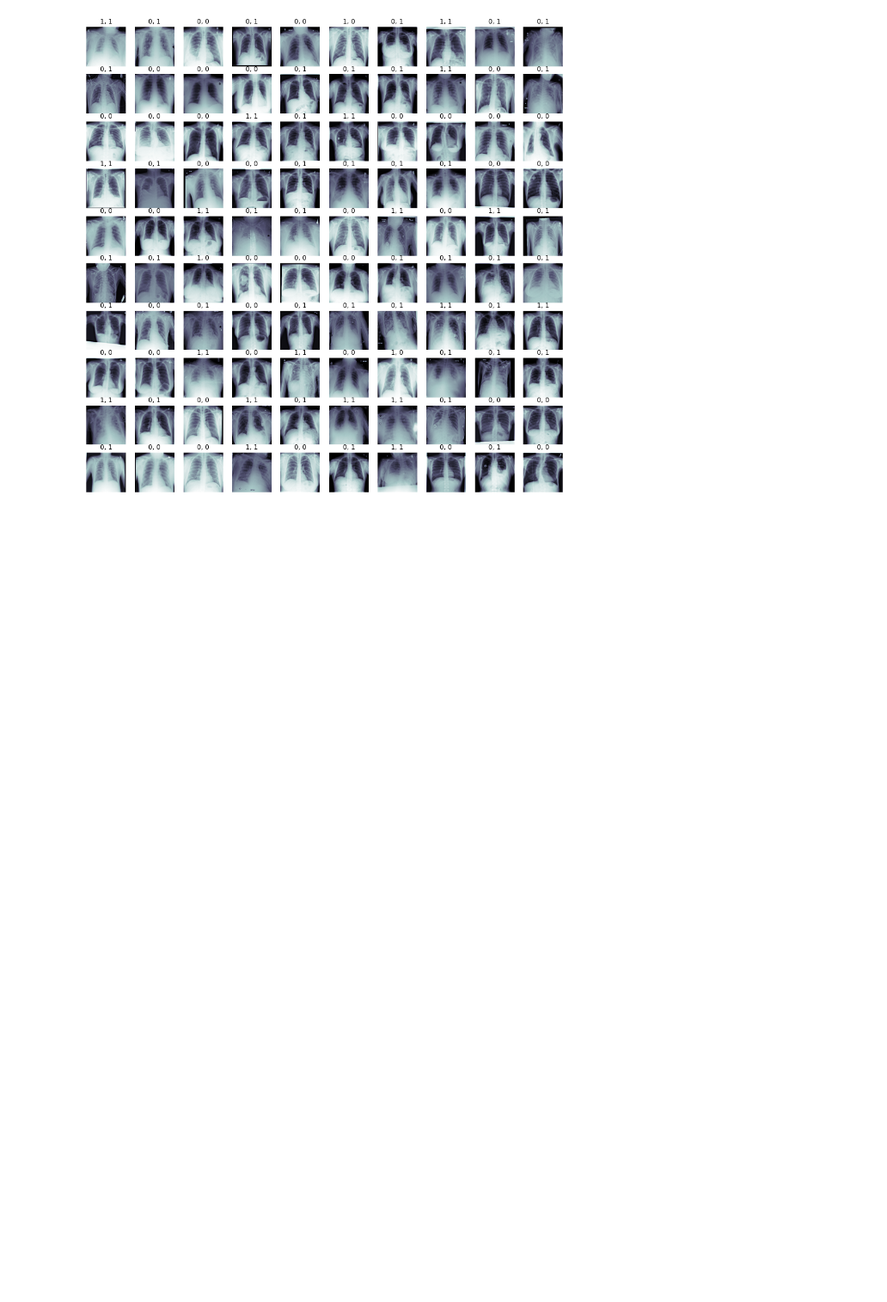
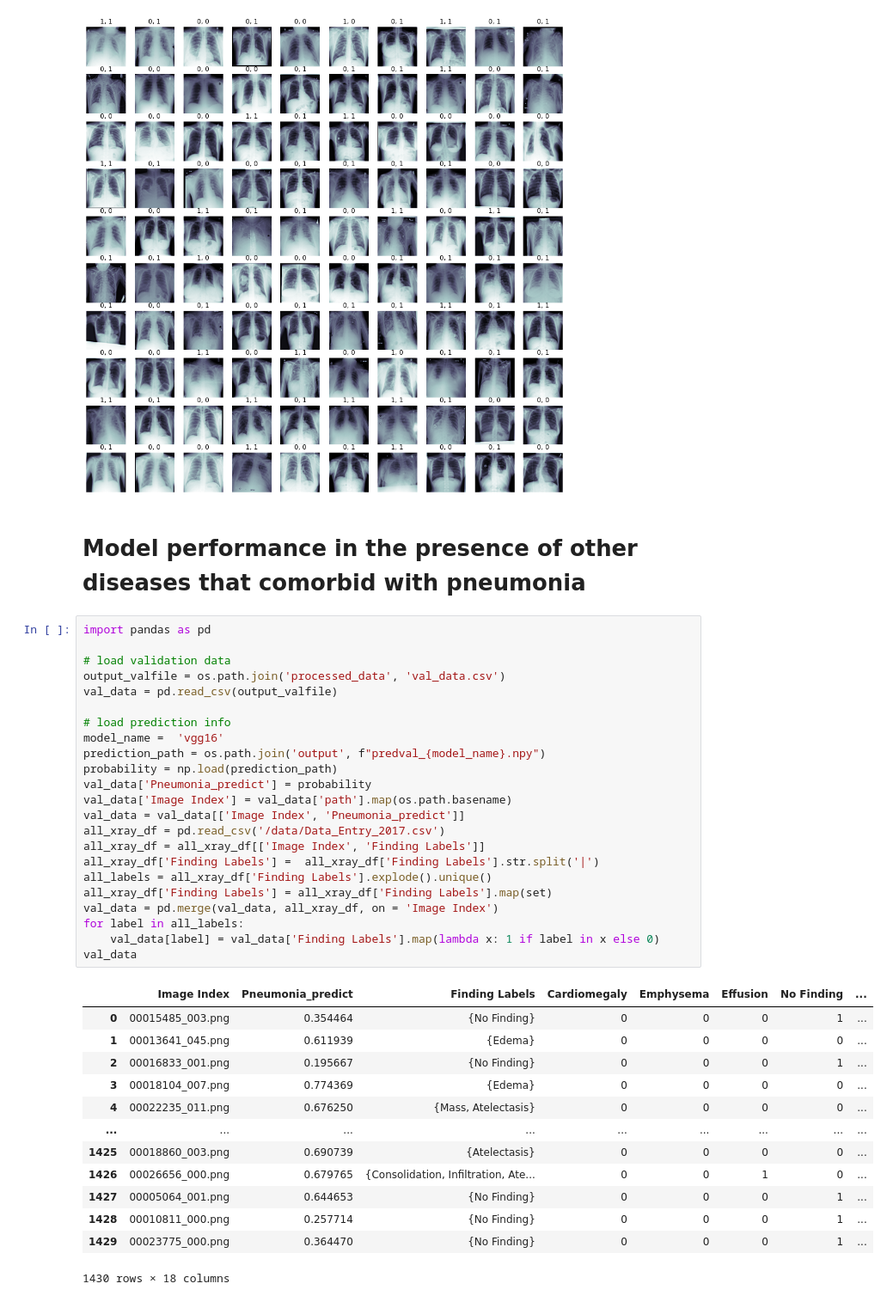
Before and after one commit to Thada-Jirajaras/Pneumonia-Detection-From-Chest-X-Rays, a Jupyter notebook: Build and train model.ipynb, the cells around one changed output. Shown at 86% size. Cells and saved outputs as stored; diff of their text form; blank space fills up the shorter version.

```diff
--- a/Build and train model.ipynb
+++ b/Build and train model.ipynb
@@ -337,3 +344,42 @@ for (c_x, c_y, c_ax) in zip(valX[0:100], valY[0:100], m_axs.flatten()):
     i=i+1
 # %% [output]
 [figure]
+# %% [markdown]
+# Model performance in the presence of other diseases that comorbid with pneumonia
+# %%
+import pandas as pd
+
+# load validation data
+output_valfile = os.path.join('processed_data', 'val_data.csv')
+val_data = pd.read_csv(output_valfile)
+
+# load prediction info
+model_name =  'vgg16'
+prediction_path = os.path.join('output', f"predval_{model_name}.npy")
+probability = np.load(prediction_path)
+val_data['Pneumonia_predict'] = probability
+val_data['Image Index'] = val_data['path'].map(os.path.basename)
+val_data = val_data[['Image Index', 'Pneumonia_predict']]
+all_xray_df = pd.read_csv('/data/Data_Entry_2017.csv')
+all_xray_df = all_xray_df[['Image Index', 'Finding Labels']]
+all_xray_df['Finding Labels'] =  all_xray_df['Finding Labels'].str.split('|')
+all_labels = all_xray_df['Finding Labels'].explode().unique()
+all_xray_df['Finding Labels'] = all_xray_df['Finding Labels'].map(set)
+val_data = pd.merge(val_data, all_xray_df, on = 'Image Index')
+for label in all_labels:
+    val_data[label] = val_data['Finding Labels'].map(lambda x: 1 if label in x else 0)
+val_data
+# %% [output]
+|  | Image Index | Pneumonia_predict | Finding Labels | Cardiomegaly | Emphysema | Effusion | No Finding | ... |
+| 0 | 00015485_003.png | 0.354464 | {No Finding} | 0 | 0 | 0 | 1 | ... |
+| 1 | 00013641_045.png | 0.611939 | {Edema} | 0 | 0 | 0 | 0 | ... |
+| 2 | 00016833_001.png | 0.195667 | {No Finding} | 0 | 0 | 0 | 1 | ... |
+| 3 | 00018104_007.png | 0.774369 | {Edema} | 0 | 0 | 0 | 0 | ... |
+| 4 | 00022235_011.png | 0.676250 | {Mass, Atelectasis} | 0 | 0 | 0 | 0 | ... |
+| ... | ... | ... | ... | ... | ... | ... | ... | ... |
+| 1425 | 00018860_003.png | 0.690739 | {Atelectasis} | 0 | 0 | 0 | 0 | ... |
+| 1426 | 00026656_000.png | 0.679765 | {Consolidation, Infiltration, Ate... | 0 | 0 | 1 | 0 | ... |
+| 1427 | 00005064_001.png | 0.644653 | {No Finding} | 0 | 0 | 0 | 1 | ... |
+| 1428 | 00010811_000.png | 0.257714 | {No Finding} | 0 | 0 | 0 | 1 | ... |
+| 1429 | 00023775_000.png | 0.364470 | {No Finding} | 0 | 0 | 0 | 1 | ... |
+1430 rows × 18 columns
```
Also changed, not shown: parts of 10 cells of this notebook, 7 other files.
